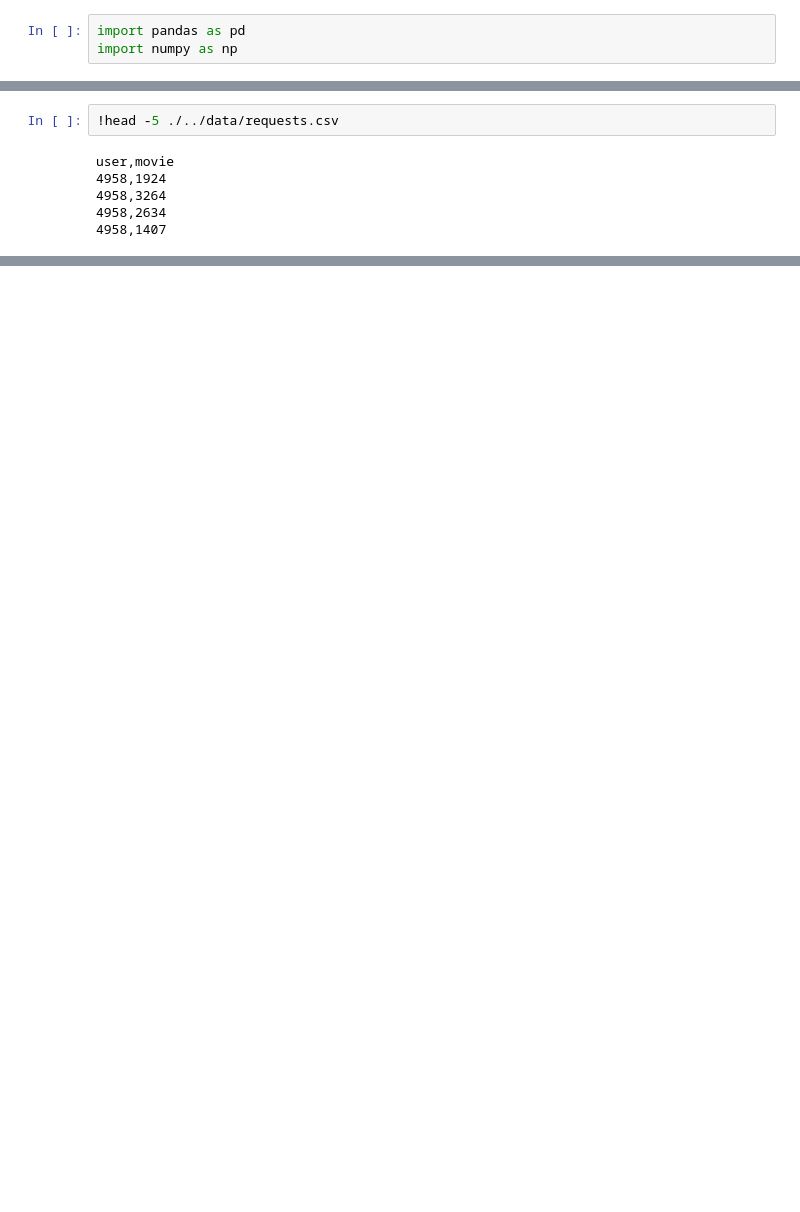
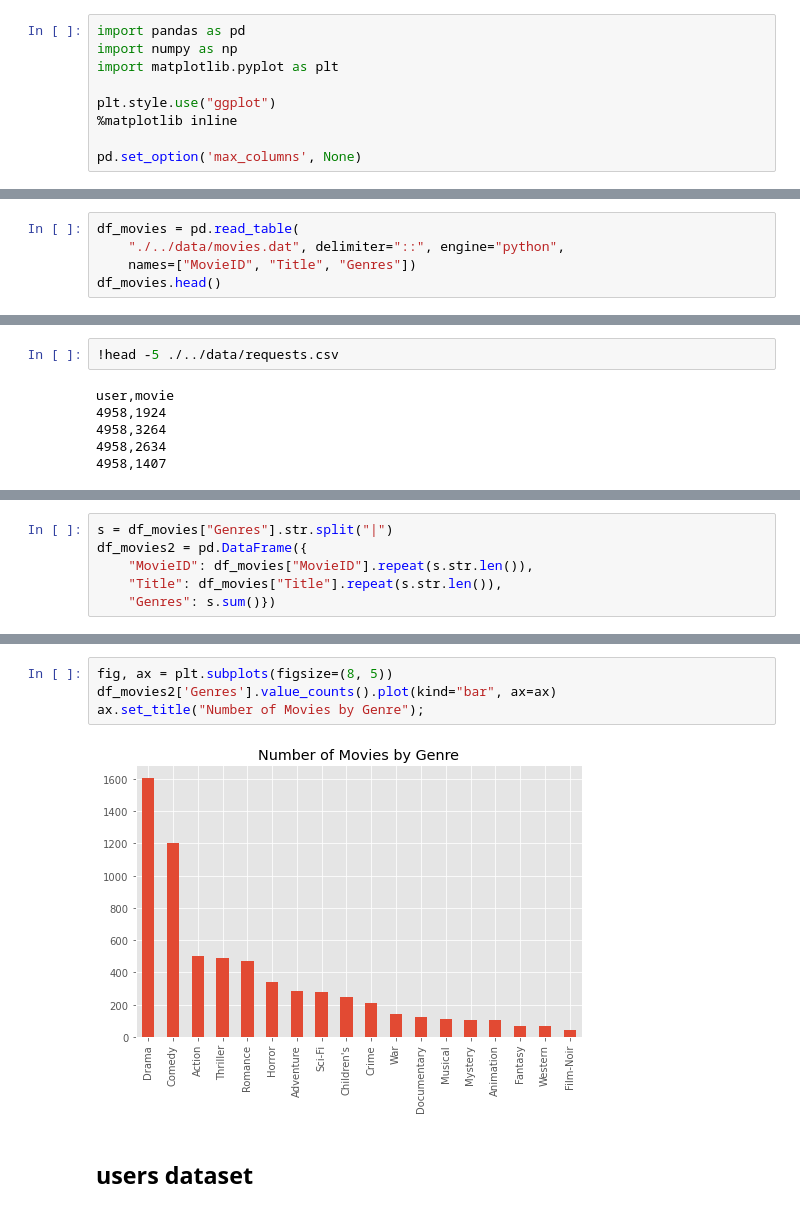
Before and after one commit to jkh-code/movie-recommender, a Jupyter notebook: notebooks/eda-jamal.ipynb, the cells around one changed output, grey strips where cells are left out. Cells and saved outputs as stored; diff of their text form; blank space fills up the shorter version.

```diff
--- a/notebooks/eda-jamal.ipynb
+++ b/notebooks/eda-jamal.ipynb
@@ -3,6 +3,12 @@
 # %%
 import pandas as pd
 import numpy as np
+import matplotlib.pyplot as plt
+
+plt.style.use("ggplot")
+%matplotlib inline
+
+pd.set_option('max_columns', None)
 # %% [markdown]
 ## Loading data
 # %%
@@ -13,3 +19,8 @@ import numpy as np
 3::Grumpier Old Men (1995)::Comedy|Romance
 4::Waiting to Exhale (1995)::Comedy|Drama
 5::Father of the Bride Part II (1995)::Comedy
+# %%
+df_movies = pd.read_table(
+    "./../data/movies.dat", delimiter="::", engine="python",
+    names=["MovieID", "Title", "Genres"])
+df_movies.head()
@@ -39,0 +126,6 @@ user,movie
+# %%
+s = df_movies["Genres"].str.split("|")
+df_movies2 = pd.DataFrame({
+    "MovieID": df_movies["MovieID"].repeat(s.str.len()),
+    "Title": df_movies["Title"].repeat(s.str.len()),
+    "Genres": s.sum()})
@@ -39,0 +163,8 @@ user,movie
+# %%
+fig, ax = plt.subplots(figsize=(8, 5))
+df_movies2['Genres'].value_counts().plot(kind="bar", ax=ax)
+ax.set_title("Number of Movies by Genre");
+# %% [output]
+[figure, added]
+# %% [markdown]
+## users dataset
```
Also changed, not shown: parts of 37 cells of this notebook.
